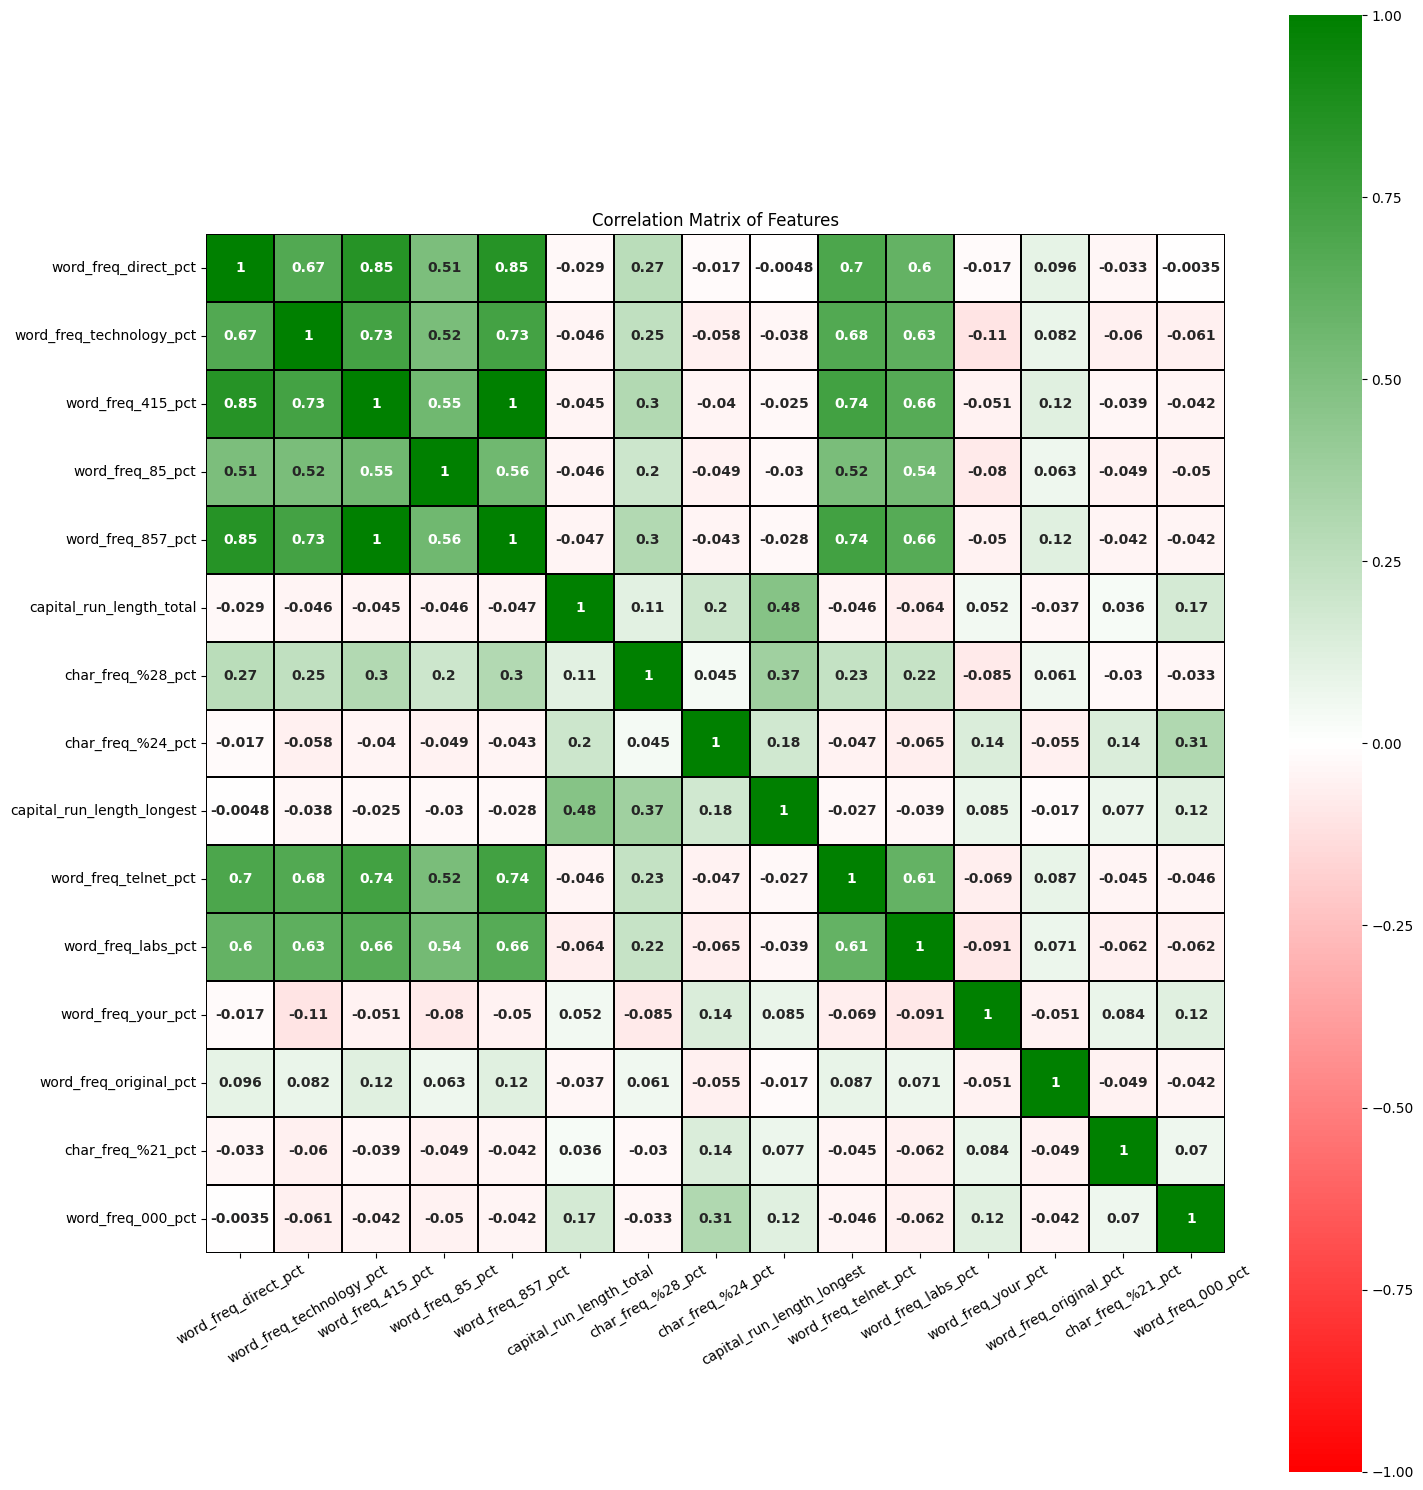
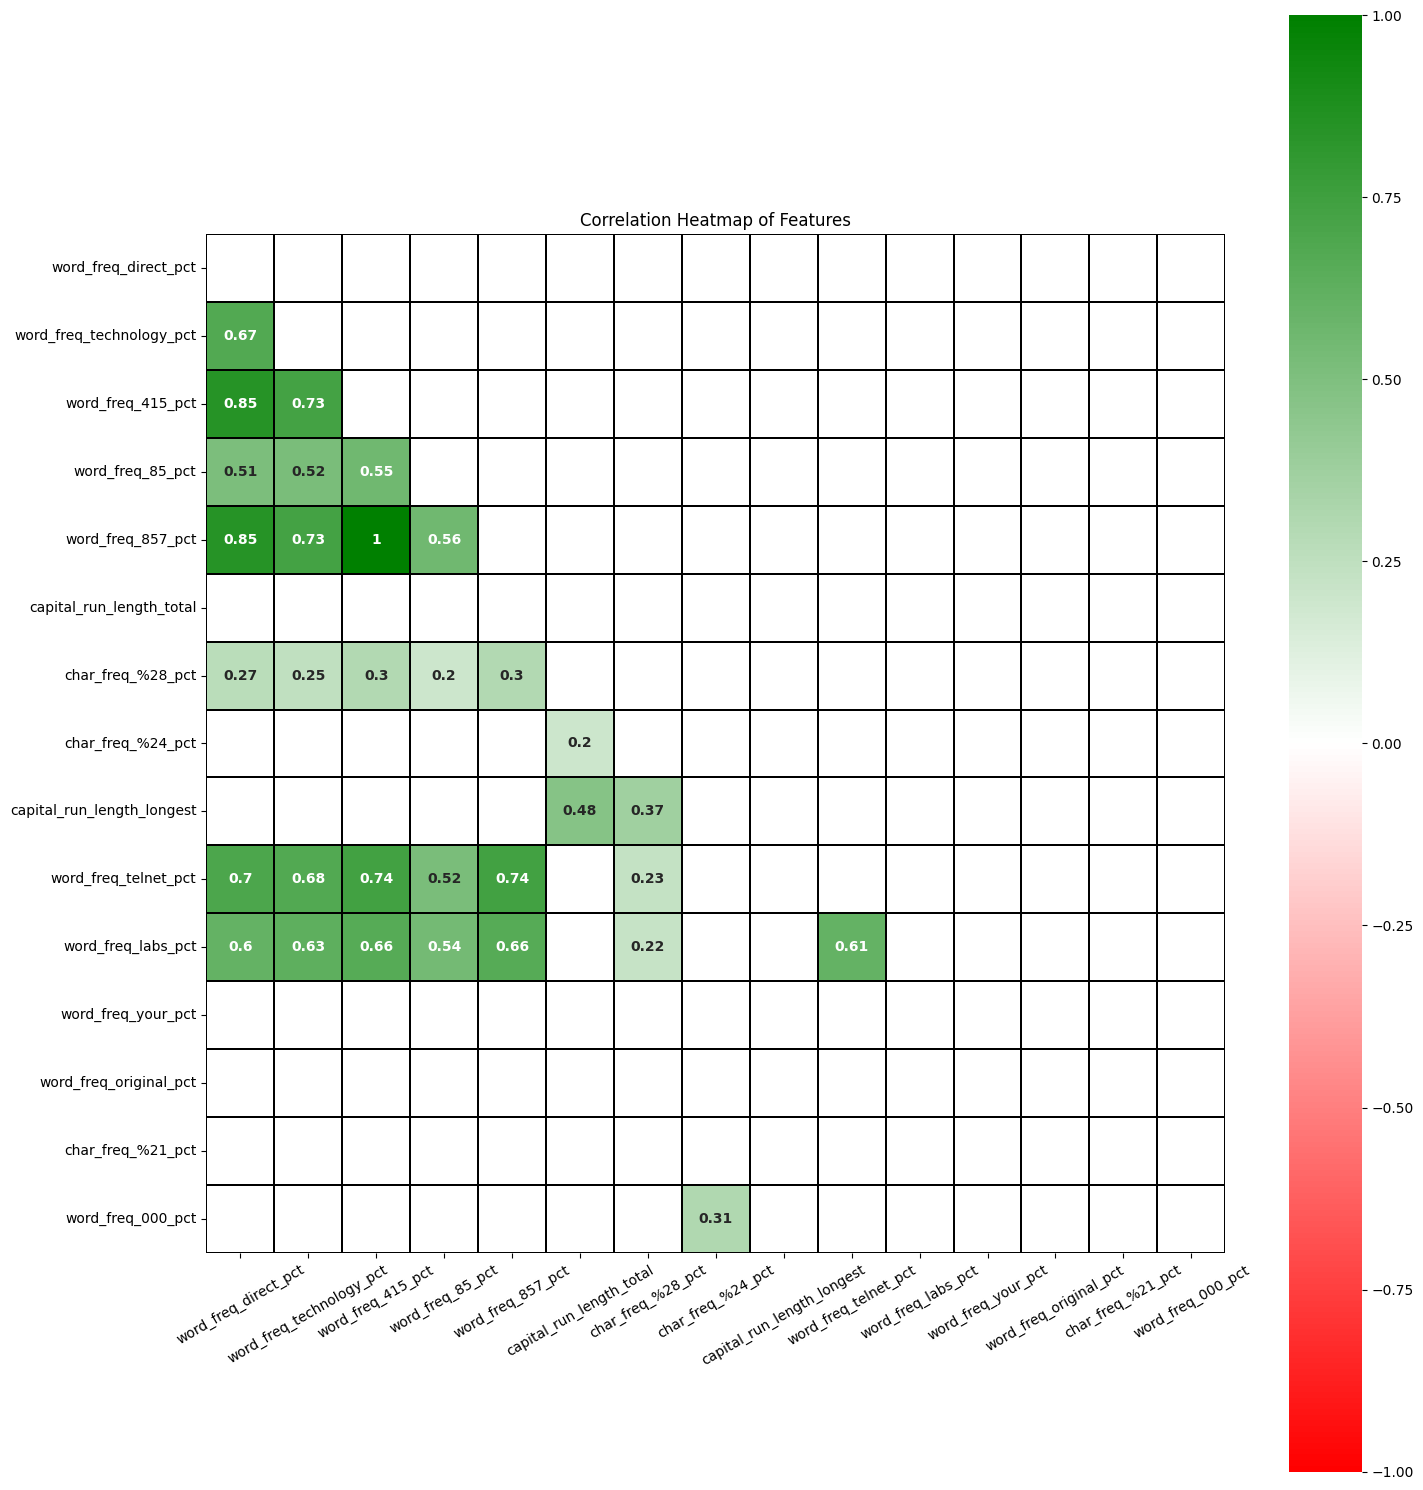
The change to this notebook cell's code, shown as a diff; its figure went from the first image to the second:
--- before
+++ after
@@ -1,11 +1 @@
-plt.figure(figsize=(15,15))
-
-#If mask is on, then only correlations that are statistically significant are shown.
-sns.heatmap(corr_Data_Top15, cmap=gradient, vmin=-1, vmax=1, 
-            linewidths=0.2, linecolor='black', annot=True, annot_kws={'fontweight':'bold'}, square=True)
-
-plt.title("Correlation Matrix of Features")
-plt.xticks(rotation=30)
-
-plt.tight_layout()
-plt.show()
+Plot_Correlation_Heatmap(corr_Top15_Data, corr_Top15_Mask)

Commit: Reduced Correlation Heatmap